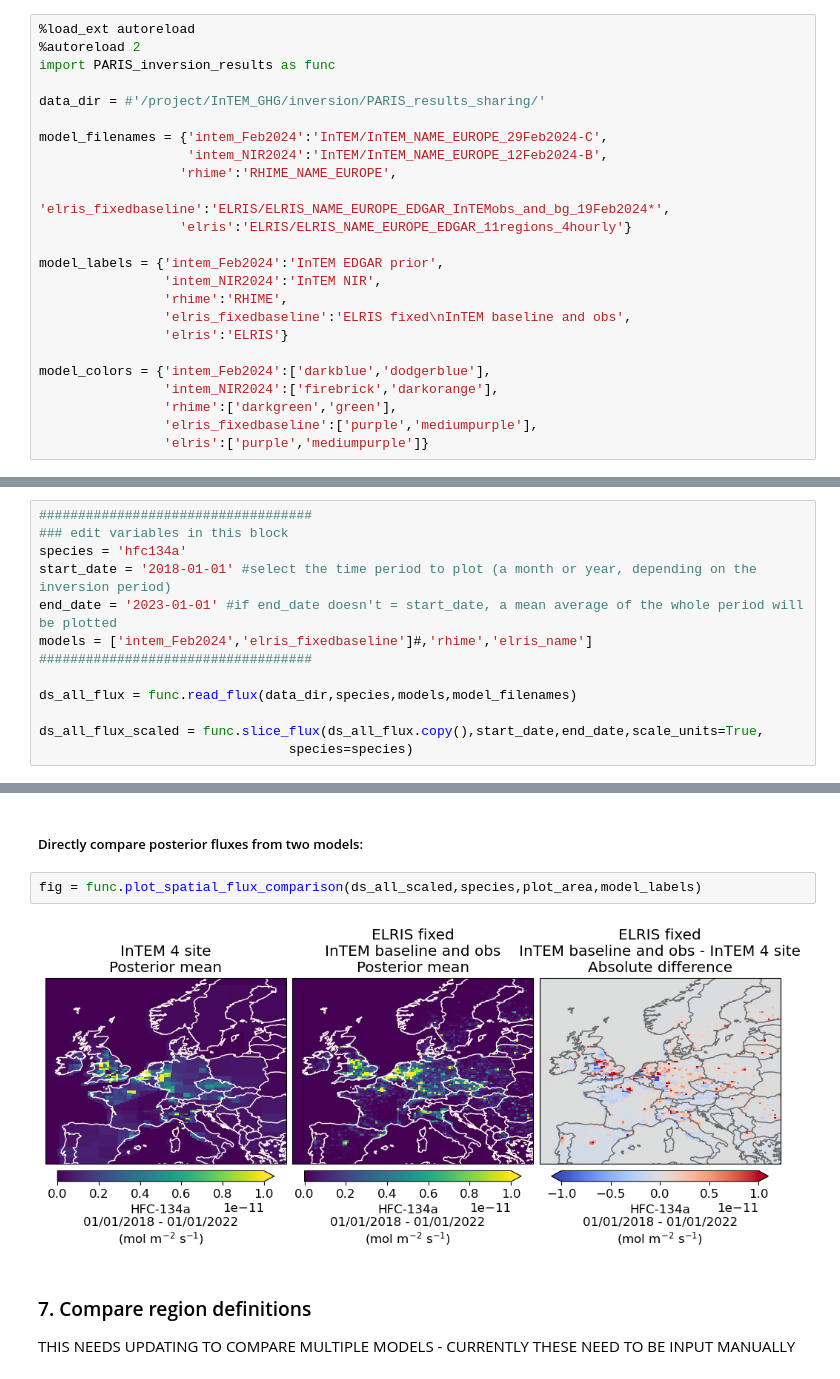
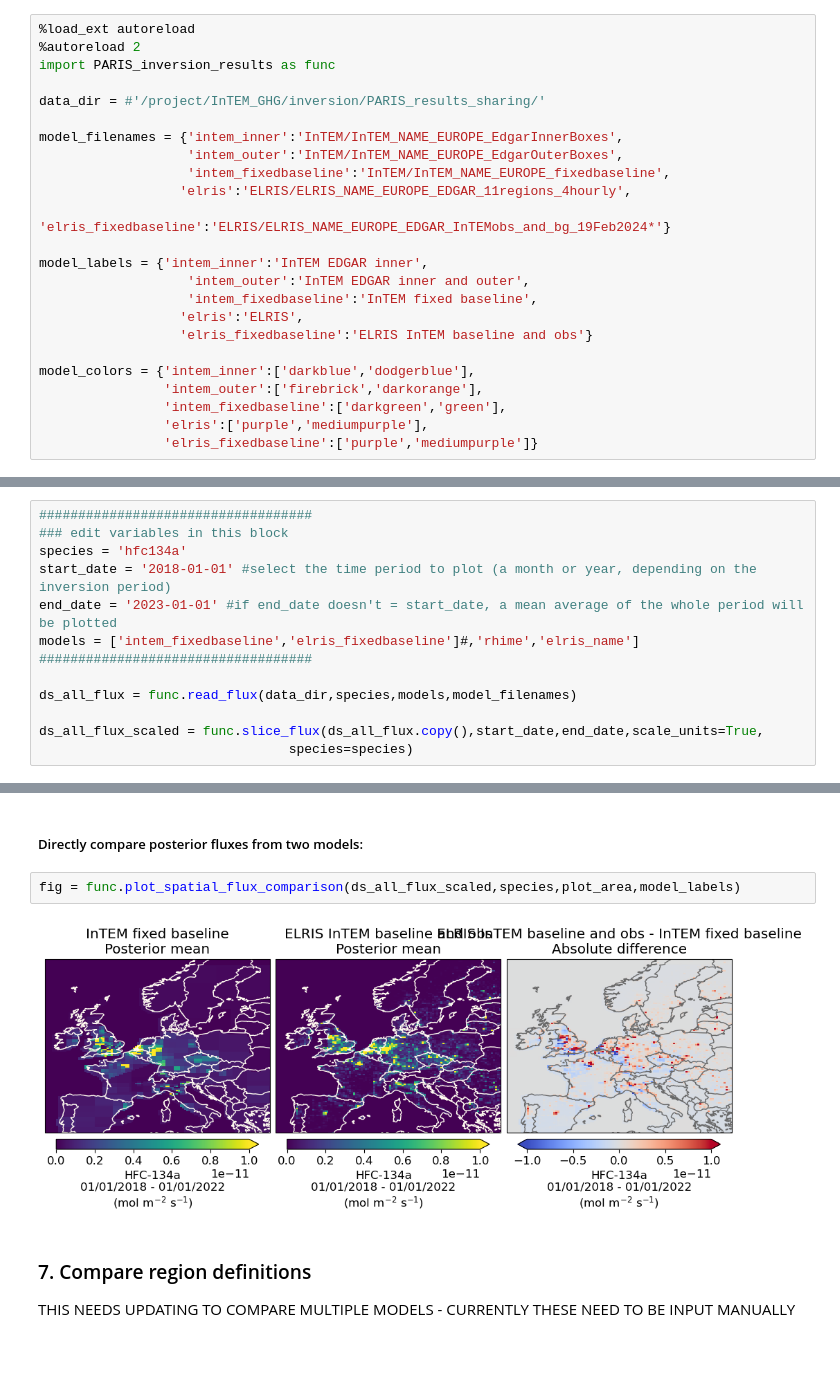
Before and after one commit to mgalkowski/fluxy-mpi-bgc, a Jupyter notebook: PARIS_inversion_results.ipynb, the cells around one changed output, grey strips where cells are left out. Drawn from its saved outputs; the diff is of its cells as text; blank space fills up the shorter version.

Commit message:
minor bug fixes to add package import and remove old missed baseline variables from notebook

```diff
--- a/PARIS_inversion_results.ipynb
+++ b/PARIS_inversion_results.ipynb
@@ -27,20 +27,20 @@ import PARIS_inversion_results as func
 
 data_dir = #'/project/InTEM_GHG/inversion/PARIS_results_sharing/'
 
-model_filenames = {'intem_Feb2024':'InTEM/InTEM_NAME_EUROPE_29Feb2024-C',
-                   'intem_NIR2024':'InTEM/InTEM_NAME_EUROPE_12Feb2024-B',
-                  'rhime':'RHIME_NAME_EUROPE',
-                  'elris_fixedbaseline':'ELRIS/ELRIS_NAME_EUROPE_EDGAR_InTEMobs_and_bg_19Feb2024*',
-                  'elris':'ELRIS/ELRIS_NAME_EUROPE_EDGAR_11regions_4hourly'}
+model_filenames = {'intem_inner':'InTEM/InTEM_NAME_EUROPE_EdgarInnerBoxes',
+                   'intem_outer':'InTEM/InTEM_NAME_EUROPE_EdgarOuterBoxes',
+                   'intem_fixedbaseline':'InTEM/InTEM_NAME_EUROPE_fixedbaseline',
+                  'elris':'ELRIS/ELRIS_NAME_EUROPE_EDGAR_11regions_4hourly',
+                  'elris_fixedbaseline':'ELRIS/ELRIS_NAME_EUROPE_EDGAR_InTEMobs_and_bg_19Feb2024*'}
 
-model_labels = {'intem_Feb2024':'InTEM EDGAR prior',
-                'intem_NIR2024':'InTEM NIR',
-                'rhime':'RHIME',
-                'elris_fixedbaseline':'ELRIS fixed\nInTEM baseline and obs',
-                'elris':'ELRIS'}
+model_labels = {'intem_inner':'InTEM EDGAR inner',
+                   'intem_outer':'InTEM EDGAR inner and outer',
+                   'intem_fixedbaseline':'InTEM fixed baseline',
+                  'elris':'ELRIS',
+                  'elris_fixedbaseline':'ELRIS InTEM baseline and obs'}
 
-model_colors = {'intem_Feb2024':['darkblue','dodgerblue'],
-                'intem_NIR2024':['firebrick','darkorange'],
-                'rhime':['darkgreen','green'],
-                'elris_fixedbaseline':['purple','mediumpurple'],
-                'elris':['purple','mediumpurple']}
+model_colors = {'intem_inner':['darkblue','dodgerblue'],
+                'intem_outer':['firebrick','darkorange'],
+                'intem_fixedbaseline':['darkgreen','green'],
+                'elris':['purple','mediumpurple'],
+                'elris_fixedbaseline':['purple','mediumpurple']}
@@ -221,7 +228,7 @@ output_path = None
 species = 'hfc134a'
 start_date = '2018-01-01' #select the time period to plot (a month or year, depending on the inversion period)
 end_date = '2023-01-01' #if end_date doesn't = start_date, a mean average of the whole period will be plotted
-models = ['intem_Feb2024','elris_fixedbaseline']#,'rhime','elris_name']
+models = ['intem_fixedbaseline','elris_fixedbaseline']#,'rhime','elris_name']
 ###################################
 
 ds_all_flux = func.read_flux(data_dir,species,models,model_filenames)
@@ -254,9 +262,9 @@ fig = func.plot_spatial_flux(ds_all_flux_scaled,species,plot_area,model_labels)
 # %% [markdown]
 ##### Directly compare posterior fluxes from two models:
 # %%
-fig = func.plot_spatial_flux_comparison(ds_all_scaled,species,plot_area,model_labels)
+fig = func.plot_spatial_flux_comparison(ds_all_flux_scaled,species,plot_area,model_labels)
 # %% [output]
-[figure, old version]
+[figure, new version]
 # %% [markdown]
 ### 7. Compare region definitions
 
```
Also changed, not shown: parts of 9 cells of this notebook, 1 other file.
